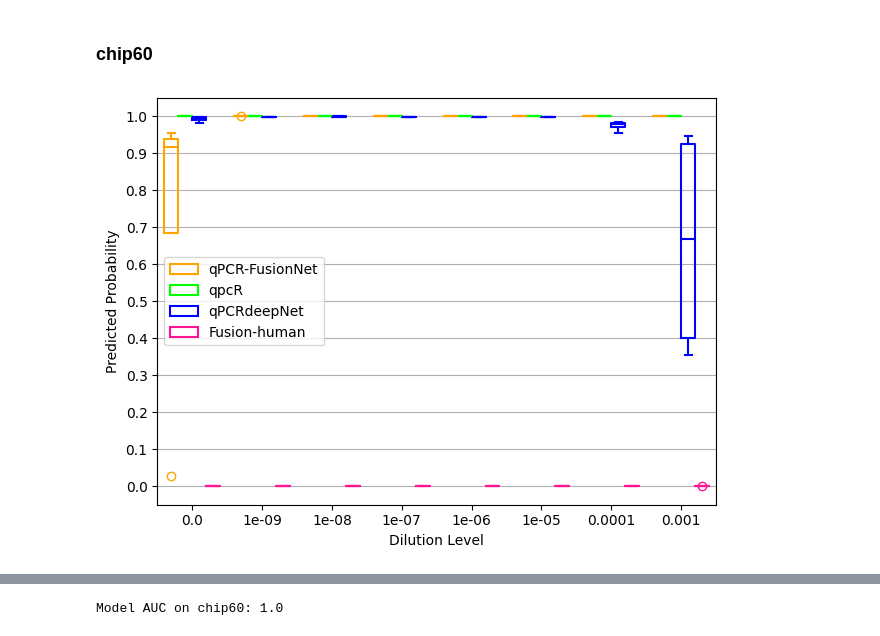
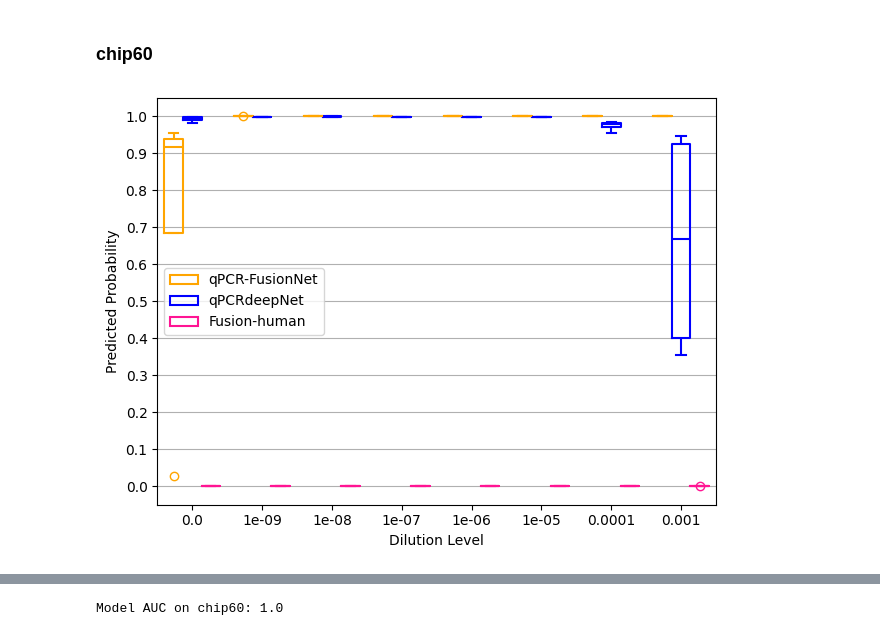
Before and after one commit to hhhvu/PCR_simulation, a Jupyter notebook: evaluation/paper_plots/paper_plots_known_dilution.ipynb, the cells around one changed output, grey strips where cells are left out. Drawn from its saved outputs; the diff is of its cells as text; code cells hidden in the pictures.

```diff
--- a/evaluation/paper_plots/paper_plots_known_dilution.ipynb
+++ b/evaluation/paper_plots/paper_plots_known_dilution.ipynb
@@ -32,10 +32,15 @@ def summary_table(df):
 
     return pd.DataFrame(result_dict, index=[0])
 # %%
-old_data_dir = '/media/ssd1/huong/PCR-huong/data'
-new_data_dir = os.path.join(old_data_dir, 'new_data')
-old_modeloutput_dir = os.path.join(old_data_dir, 'model_outputs')
-new_modeloutput_dir = os.path.join(new_data_dir, 'model_outputs')
+# old_data_dir = '/media/ssd1/huong/PCR-huong/data'
+# new_data_dir = os.path.join(old_data_dir, 'new_data')
+# old_modeloutput_dir = os.path.join(old_data_dir, 'model_outputs')
+# new_modeloutput_dir = os.path.join(new_data_dir, 'model_outputs')
+
+old_data_dir = '../../data/current_result_data'  #'/media/ssd1/huong/PCR-huong/data'
+new_data_dir = '../../data/current_result_data'  #os.path.join(old_data_dir, 'new_data')
+old_modeloutput_dir = '../../data/current_result_data'  #os.path.join(old_data_dir, 'model_outputs')
+new_modeloutput_dir = '../../data/current_result_data' #os.path.join(new_data_dir, 'model_outputs')
 # %%
 # old_groundtruth = pd.read_csv(os.path.join(old_data_dir, 'groundtruth_df_target_data_split_v2.csv'))
 # groundtruth_df = pd.read_csv(os.path.join(new_data_dir, 'new_groundtruth_df_no_invalid.csv'))
@@ -138,24 +147,24 @@ qpcr_known_pred_df = pd.concat([(known_qpcr_pred
 # %% [markdown]
 ##### read prediction data : qPCRdeepNet
 # %%
-chip60_deep_pred = pd.read_csv(os.path.join('/media/ssd1/huong/PCR-huong/qpcrdeepnet/output/rn_test_chip60_aiprediction_Thu_18Apr2024_22_31_26UTC.tsv'), sep='\t')
+chip60_deep_pred = pd.read_csv(os.path.join(old_modeloutput_dir, 'rn_test_chip60_aiprediction_Thu_18Apr2024_22_31_26UTC.tsv'), sep='\t')
 chip60_deep_pred = (chip60_deep_pred
                     .merge(chip60_df.loc[chip60_df['Index'] == 1, ['curve_idx','groundtruth_label']],
                            left_on='id1', right_on='curve_idx'))
 chip60_deep_pred['probability'] = chip60_deep_pred.probability.apply(lambda x: np.float64(x.replace('[','').replace(']','')))
 
-karlen_deep_pred = pd.read_csv(os.path.join('/media/ssd1/huong/PCR-huong/qpcrdeepnet/output/rn_test_karlen_aiprediction_Thu_18Apr2024_22_31_26UTC.tsv'), sep='\t')
+karlen_deep_pred =pd.read_csv(os.path.join(old_modeloutput_dir, 'rn_test_karlen_aiprediction_Thu_18Apr2024_22_31_26UTC.tsv'), sep='\t') #pd.read_csv(os.path.join('/media/ssd1/huong/PCR-huong/qpcrdeepnet/output/rn_test_karlen_aiprediction_Thu_18Apr2024_22_31_26UTC.tsv'), sep='\t')
 karlen_deep_pred['curve_idx'] = karlen_deep_pred.id1 + '_' + karlen_deep_pred.id2
 karlen_deep_pred = (karlen_deep_pred
                     .merge(karlen_df.loc[karlen_df.Cycles == 1, ['curve_idx','groundtruth_label']],
                            on='curve_idx'))
 karlen_deep_pred['probability'] = karlen_deep_pred.probability.apply(lambda x: np.float64(x.replace('[','').replace(']','')))
 
-groundtruth_deep_pred = pd.read_csv(os.path.join('/media/ssd1/huong/PCR-huong/qpcrdeepnet/output/rn_test_aiprediction_Thu_18Apr2024_22_31_26UTC.tsv'), sep='\t')
+groundtruth_deep_pred = pd.read_csv(os.path.join(old_modeloutput_dir, 'rn_test_aiprediction_Thu_18Apr2024_22_31_26UTC.tsv'), sep='\t') #pd.read_csv(os.path.join('/media/ssd1/huong/PCR-huong/qpcrdeepnet/output/rn_test_aiprediction_Thu_18Apr2024_22_31_26UTC.tsv'), sep='\t')
 water_deep_pred = (groundtruth_deep_pred
                    .merge(qpcr_known_water[['curve_idx','groundtruth_label','dilution_level']], left_on='id1', right_on='curve_idx'))
 
-known_deep_pred = pd.read_csv(os.path.join('/media/ssd1/huong/PCR-huong/qpcrdeepnet/output/rn_test_known_aiprediction_Thu_18Apr2024_22_31_26UTC.tsv'), sep='\t')
+known_deep_pred = pd.read_csv(os.path.join(old_modeloutput_dir, 'rn_test_known_aiprediction_Thu_18Apr2024_22_31_26UTC.tsv'), sep='\t') #pd.read_csv(os.path.join('/media/ssd1/huong/PCR-huong/qpcrdeepnet/output/rn_test_known_aiprediction_Thu_18Apr2024_22_31_26UTC.tsv'), sep='\t')
 known_deep_pred_df = pd.concat([(known_deep_pred
                    			.merge(qpcr_known_pred_df[['curve_idx','groundtruth_label','dilution_level']],
                              left_on='id1', right_on='curve_idx')),
@@ -164,15 +173,14 @@ known_deep_pred_df['probability'] = known_deep_pred_df.probability.apply(lambda
 # %% [markdown]
 ### Fusion human based model
 # %%
-chip60_humanbased_pred = pd.read_csv(os.path.join('/media/ssd1/huong/PCR-huong/data/model_outputs/human_based_fusion_vit_delta64_chip_pred_df.csv'))
+chip60_humanbased_pred = pd.read_csv(os.path.join(old_modeloutput_dir, 'human_based_fusion_vit_delta64_chip_pred_df.csv')) #pd.read_csv(os.path.join('/media/ssd1/huong/PCR-huong/data/model_outputs/human_based_fusion_vit_delta64_chip_pred_df.csv'))
+karlen_humanbased_pred = pd.read_csv(os.path.join(old_modeloutput_dir, 'human_based_fusion_vit_delta64_karlen_pred_df.csv')) #pd.read_csv(os.path.join('/media/ssd1/huong/PCR-huong/data/model_outputs/human_based_fusion_vit_delta64_karlen_pred_df.csv'))
+groundtruth_humanbased_pred = pd.read_csv(os.path.join(old_modeloutput_dir, 'human_based_fusion_vit_delta64_test_pred_df.csv')) #pd.read_csv(os.path.join('/media/ssd1/huong/PCR-huong/data/model_outputs/human_based_fusion_vit_delta64_test_pred_df.csv'))
 
-karlen_humanbased_pred = pd.read_csv(os.path.join('/media/ssd1/huong/PCR-huong/data/model_outputs/human_based_fusion_vit_delta64_karlen_pred_df.csv'))
-
-groundtruth_humanbased_pred = pd.read_csv(os.path.join('/media/ssd1/huong/PCR-huong/data/model_outputs/human_based_fusion_vit_delta64_test_pred_df.csv'))
 water_humanbased_pred = (groundtruth_humanbased_pred
                    .merge(qpcr_known_water[['curve_idx','dilution_level']], on='curve_idx'))
 
-known_humanbased_pred = pd.read_csv(os.path.join('/media/ssd1/huong/PCR-huong/data/model_outputs/human_based_fusion_vit_delta64_known_pred_df.csv'))
+known_humanbased_pred = pd.read_csv(os.path.join(old_modeloutput_dir, 'human_based_fusion_vit_delta64_known_pred_df.csv')) #pd.read_csv(os.path.join('/media/ssd1/huong/PCR-huong/data/model_outputs/human_based_fusion_vit_delta64_known_pred_df.csv'))
 known_humanbased_pred_df = pd.concat([(known_humanbased_pred
                    			.merge(qpcr_known_pred_df[['curve_idx','dilution_level']],
                              on='curve_idx')),
@@ -319,7 +356,7 @@ chip60_pred_df = (chip60_pred
                   )
 
 chip60_boxplot = (chip60_pred_df[['curve_idx','dilution','groundtruth_label','outputs']]
-                  .merge(chip60_qpcr_pred[['curve_idx', 'prob']], on='curve_idx')
+                  #.merge(chip60_qpcr_pred[['curve_idx', 'prob']], on='curve_idx')
                   .merge(chip60_deep_pred[['curve_idx', 'probability']], on='curve_idx')
                   .merge(chip60_humanbased_pred[['curve_idx', 'outputs']].rename(columns={'outputs':'human_prob'}), on='curve_idx')
                   .melt(id_vars=['curve_idx','dilution','groundtruth_label'], var_name='model',
@@ -332,23 +369,23 @@ chip60_boxplot['model'] = chip60_boxplot.model.replace({'outputs':'qPCR-FusionNe
 # %%
 color_map = {'IGI': '#008080',
              'qPCR-FusionNet': '#ffa500',
-             'qpcR':'#00ff00',
+             #'qpcR':'#00ff00',
              'qPCRdeepNet': '#0000ff',
              'Fusion-human': '#ff1493'
              }
 g = sns.boxplot(data=chip60_boxplot, x='dilution', y = 'predicted_score', hue='model',
             palette=color_map, fill = False)
 
 # plt.axhline(y=best_test_acc_thres, color='blue', linestyle = '--')
 # plt.text(x=4, y = best_test_acc_thres - 0.05, s='Best accuracy threshold on test set', c='blue', size=8)
 
 # plt.title('Boxplot of predicted probabilities across dilution levels on chip60')
 plt.yticks(np.arange(0,1.1,0.1))
 plt.xlabel('Dilution Level')
 plt.ylabel('Predicted Probability')
 plt.grid(axis='y')
 plt.legend() #labels=['Fusion','qpcR','qPCRdeepNet'])
 plt.tight_layout()
-plt.savefig('/home/alpaca/Documents/huong/PCR-huong/PCR_simulation/evaluation/paper_plots/figures/chip60_prob_boxplot.png')
+plt.savefig('chip60_prob_boxplot.png')
 # %% [output]
-[figure, old version]
+[figure, new version]
```
Also changed, not shown: parts of 13 cells of this notebook, 5 other files.
